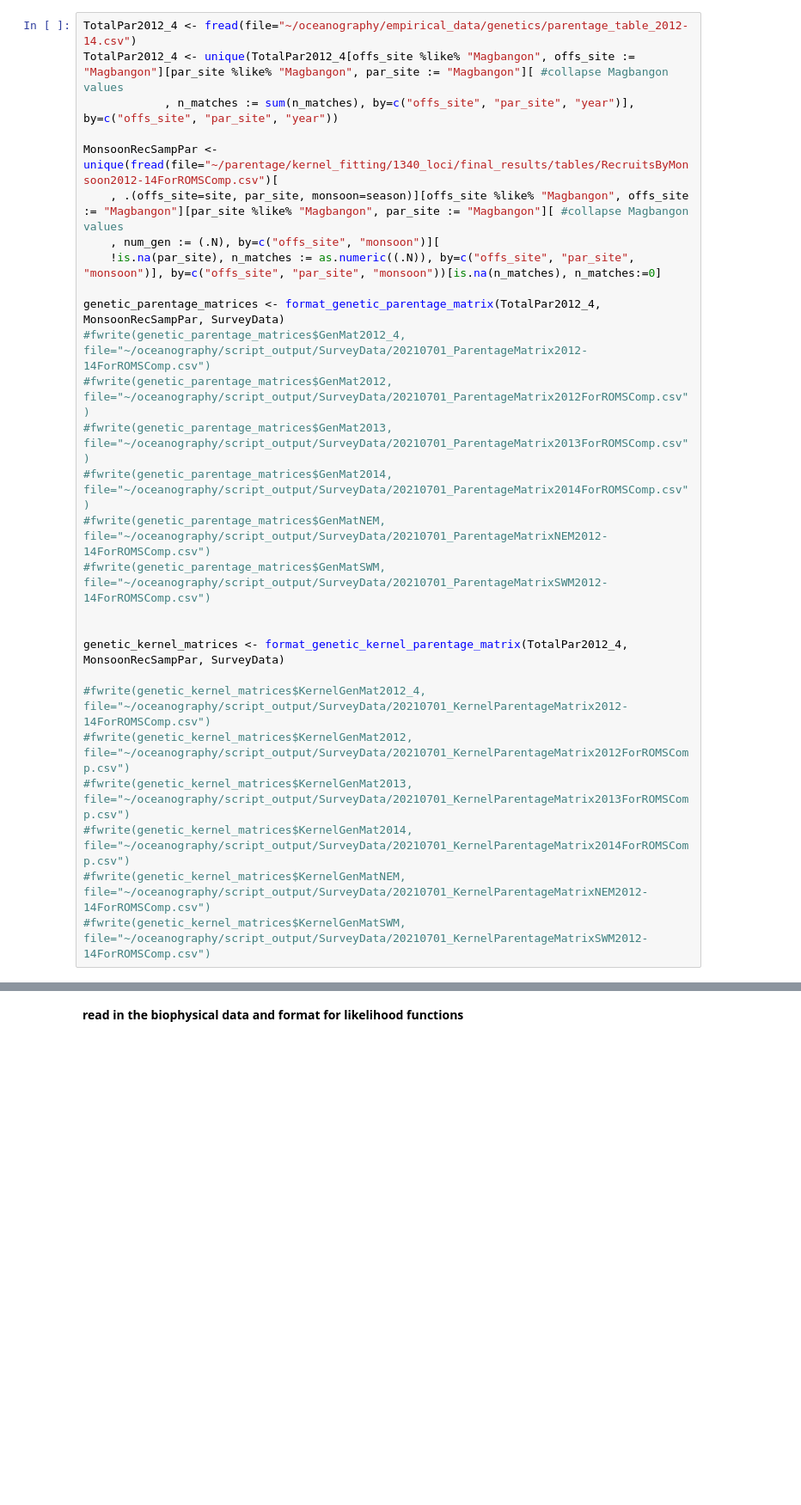
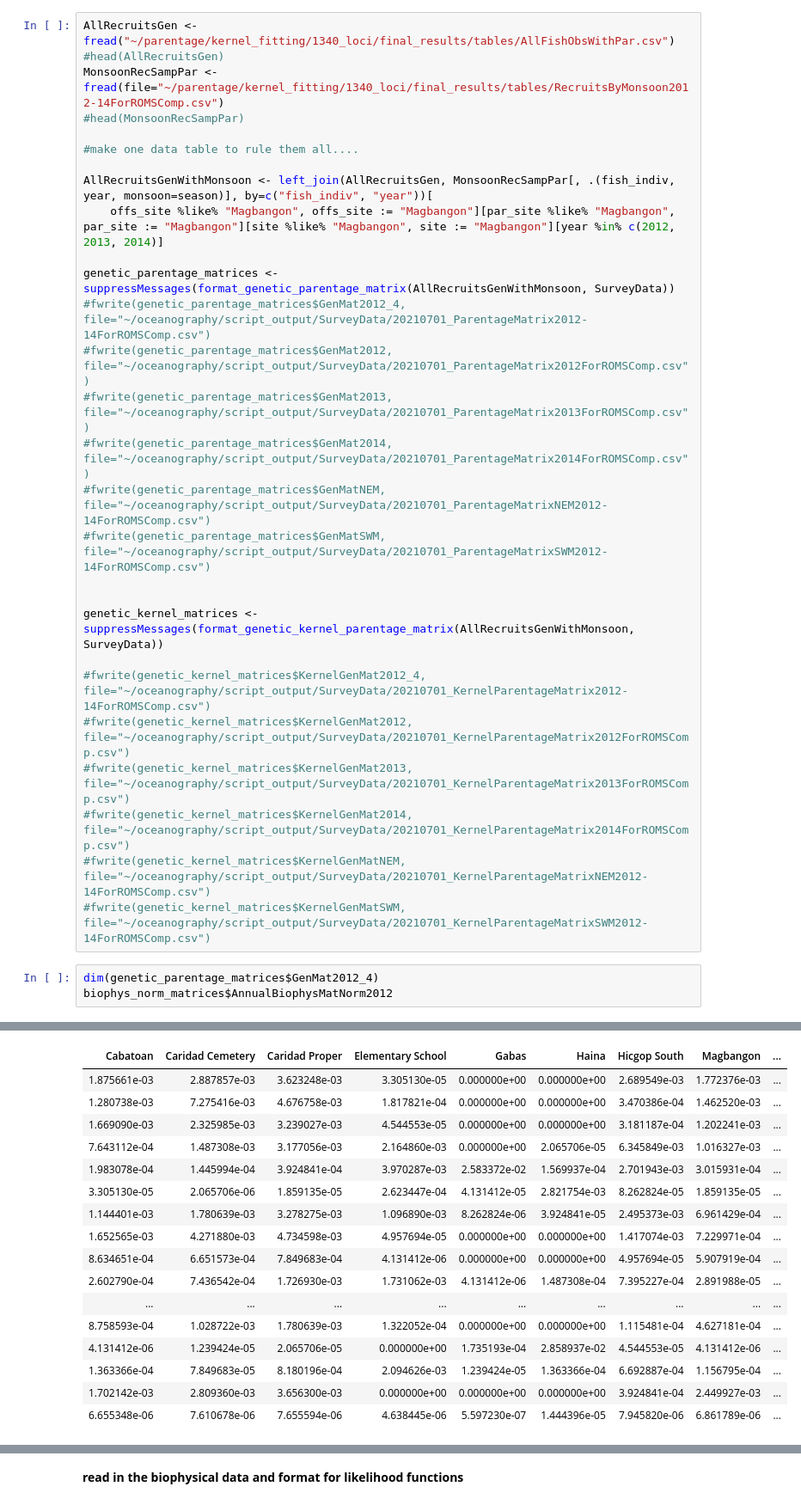
Before and after one commit to pinskylab/CamotesROMS, a Jupyter notebook: notebooks/bootstrap_data.ipynb, the cells around one changed output, grey strips where cells are left out. Shown at 86% size. Drawn from its saved outputs; the diff is of its cells as text; blank space fills up the shorter version.

```diff
--- a/notebooks/bootstrap_data.ipynb
+++ b/notebooks/bootstrap_data.ipynb
@@ -28,16 +28,17 @@ load(file= "~/oceanography/script_output/SurveyData/for_likelihood_functions/202
 load(file= "~/oceanography/script_output/ROMSDataTables/2021-11-04_SeededParticleInfo.Rdata")
 load(file="~/oceanography/script_output/SurveyData/for_likelihood_functions/2021-11-04_AddDestTables.Rdata")
 # %%
-TotalPar2012_4 <- fread(file="~/oceanography/empirical_data/genetics/parentage_table_2012-14.csv")
-TotalPar2012_4 <- unique(TotalPar2012_4[offs_site %like% "Magbangon", offs_site := "Magbangon"][par_site %like% "Magbangon", par_site := "Magbangon"][ #collapse Magbangon values
-            , n_matches := sum(n_matches), by=c("offs_site", "par_site", "year")], by=c("offs_site", "par_site", "year"))
+AllRecruitsGen <- fread("~/parentage/kernel_fitting/1340_loci/final_results/tables/AllFishObsWithPar.csv")
+#head(AllRecruitsGen)
+MonsoonRecSampPar <- fread(file="~/parentage/kernel_fitting/1340_loci/final_results/tables/RecruitsByMonsoon2012-14ForROMSComp.csv")
+#head(MonsoonRecSampPar)
 
-MonsoonRecSampPar <- unique(fread(file="~/parentage/kernel_fitting/1340_loci/final_results/tables/RecruitsByMonsoon2012-14ForROMSComp.csv")[
-    , .(offs_site=site, par_site, monsoon=season)][offs_site %like% "Magbangon", offs_site := "Magbangon"][par_site %like% "Magbangon", par_site := "Magbangon"][ #collapse Magbangon values
-    , num_gen := (.N), by=c("offs_site", "monsoon")][
-    !is.na(par_site), n_matches := as.numeric((.N)), by=c("offs_site", "par_site", "monsoon")], by=c("offs_site", "par_site", "monsoon"))[is.na(n_matches), n_matches:=0]
+#make one data table to rule them all....
 
-genetic_parentage_matrices <- format_genetic_parentage_matrix(TotalPar2012_4, MonsoonRecSampPar, SurveyData)
+AllRecruitsGenWithMonsoon <- left_join(AllRecruitsGen, MonsoonRecSampPar[, .(fish_indiv, year, monsoon=season)], by=c("fish_indiv", "year"))[
+    offs_site %like% "Magbangon", offs_site := "Magbangon"][par_site %like% "Magbangon", par_site := "Magbangon"][site %like% "Magbangon", site := "Magbangon"][year %in% c(2012, 2013, 2014)]
+
+genetic_parentage_matrices <- suppressMessages(format_genetic_parentage_matrix(AllRecruitsGenWithMonsoon, SurveyData))
 #fwrite(genetic_parentage_matrices$GenMat2012_4, file="~/oceanography/script_output/SurveyData/20210701_ParentageMatrix2012-14ForROMSComp.csv")
 #fwrite(genetic_parentage_matrices$GenMat2012, file="~/oceanography/script_output/SurveyData/20210701_ParentageMatrix2012ForROMSComp.csv")
 #fwrite(genetic_parentage_matrices$GenMat2013, file="~/oceanography/script_output/SurveyData/20210701_ParentageMatrix2013ForROMSComp.csv")
@@ -46,7 +47,7 @@ genetic_parentage_matrices <- format_genetic_parentage_matrix(TotalPar2012_4, Mo
 #fwrite(genetic_parentage_matrices$GenMatSWM, file="~/oceanography/script_output/SurveyData/20210701_ParentageMatrixSWM2012-14ForROMSComp.csv")
 
 
-genetic_kernel_matrices <- format_genetic_kernel_parentage_matrix(TotalPar2012_4, MonsoonRecSampPar, SurveyData)
+genetic_kernel_matrices <- suppressMessages(format_genetic_kernel_parentage_matrix(AllRecruitsGenWithMonsoon, SurveyData))
 
 #fwrite(genetic_kernel_matrices$KernelGenMat2012_4, file="~/oceanography/script_output/SurveyData/20210701_KernelParentageMatrix2012-14ForROMSComp.csv")
 #fwrite(genetic_kernel_matrices$KernelGenMat2012, file="~/oceanography/script_output/SurveyData/20210701_KernelParentageMatrix2012ForROMSComp.csv")
@@ -54,3 +55,7 @@ genetic_kernel_matrices <- format_genetic_kernel_parentage_matrix(TotalPar2012_4
 #fwrite(genetic_kernel_matrices$KernelGenMat2014, file="~/oceanography/script_output/SurveyData/20210701_KernelParentageMatrix2014ForROMSComp.csv")
 #fwrite(genetic_kernel_matrices$KernelGenMatNEM, file="~/oceanography/script_output/SurveyData/20210701_KernelParentageMatrixNEM2012-14ForROMSComp.csv")
 #fwrite(genetic_kernel_matrices$KernelGenMatSWM, file="~/oceanography/script_output/SurveyData/20210701_KernelParentageMatrixSWM2012-14ForROMSComp.csv")
+# %%
+dim(genetic_parentage_matrices$GenMat2012_4)
+biophys_norm_matrices$AnnualBiophysMatNorm2012
+# %% [output]
@@ -56,0 +63,17 @@ genetic_kernel_matrices <- format_genetic_kernel_parentage_matrix(TotalPar2012_4
+| Cabatoan | Caridad Cemetery | Caridad Proper | Elementary School | Gabas | Haina | Hicgop South | Magbangon | ... |
+| 1.875661e-03 | 2.887857e-03 | 3.623248e-03 | 3.305130e-05 | 0.000000e+00 | 0.000000e+00 | 2.689549e-03 | 1.772376e-03 | ... |
+| 1.280738e-03 | 7.275416e-03 | 4.676758e-03 | 1.817821e-04 | 0.000000e+00 | 0.000000e+00 | 3.470386e-04 | 1.462520e-03 | ... |
+| 1.669090e-03 | 2.325985e-03 | 3.239027e-03 | 4.544553e-05 | 0.000000e+00 | 0.000000e+00 | 3.181187e-04 | 1.202241e-03 | ... |
+| 7.643112e-04 | 1.487308e-03 | 3.177056e-03 | 2.164860e-03 | 0.000000e+00 | 2.065706e-05 | 6.345849e-03 | 1.016327e-03 | ... |
+| 1.983078e-04 | 1.445994e-04 | 3.924841e-04 | 3.970287e-03 | 2.583372e-02 | 1.569937e-04 | 2.701943e-03 | 3.015931e-04 | ... |
+| 3.305130e-05 | 2.065706e-06 | 1.859135e-05 | 2.623447e-04 | 4.131412e-05 | 2.821754e-03 | 8.262824e-05 | 1.859135e-05 | ... |
+| 1.144401e-03 | 1.780639e-03 | 3.278275e-03 | 1.096890e-03 | 8.262824e-06 | 3.924841e-05 | 2.495373e-03 | 6.961429e-04 | ... |
+| 1.652565e-03 | 4.271880e-03 | 4.734598e-03 | 4.957694e-05 | 0.000000e+00 | 0.000000e+00 | 1.417074e-03 | 7.229971e-04 | ... |
+| 8.634651e-04 | 6.651573e-04 | 7.849683e-04 | 4.131412e-06 | 0.000000e+00 | 0.000000e+00 | 4.957694e-05 | 5.907919e-04 | ... |
+| 2.602790e-04 | 7.436542e-04 | 1.726930e-03 | 1.731062e-03 | 4.131412e-06 | 1.487308e-04 | 7.395227e-04 | 2.891988e-05 | ... |
+| ... | ... | ... | ... | ... | ... | ... | ... | ... |
+| 8.758593e-04 | 1.028722e-03 | 1.780639e-03 | 1.322052e-04 | 0.000000e+00 | 0.000000e+00 | 1.115481e-04 | 4.627181e-04 | ... |
+| 4.131412e-06 | 1.239424e-05 | 2.065706e-05 | 0.000000e+00 | 1.735193e-04 | 2.858937e-02 | 4.544553e-05 | 4.131412e-06 | ... |
+| 1.363366e-04 | 7.849683e-05 | 8.180196e-04 | 2.094626e-03 | 1.239424e-05 | 1.363366e-04 | 6.692887e-04 | 1.156795e-04 | ... |
+| 1.702142e-03 | 2.809360e-03 | 3.656300e-03 | 0.000000e+00 | 0.000000e+00 | 0.000000e+00 | 3.924841e-04 | 2.449927e-03 | ... |
+| 6.655348e-06 | 7.610678e-06 | 7.655594e-06 | 4.638445e-06 | 5.597230e-07 | 1.444396e-05 | 7.945820e-06 | 6.861789e-06 | ... |
```
Also changed, not shown: parts of 23 cells of this notebook, 3 other files.
